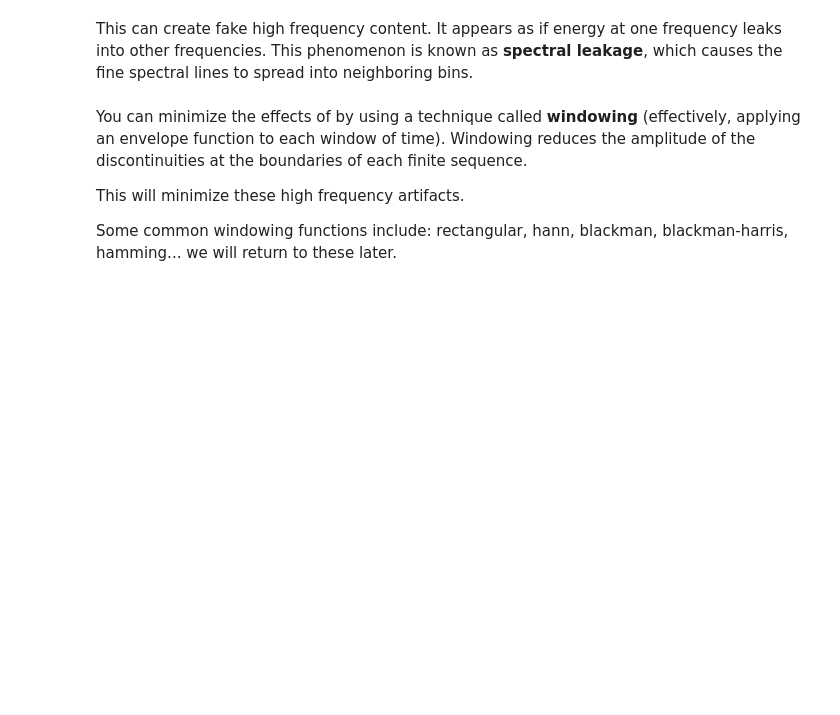
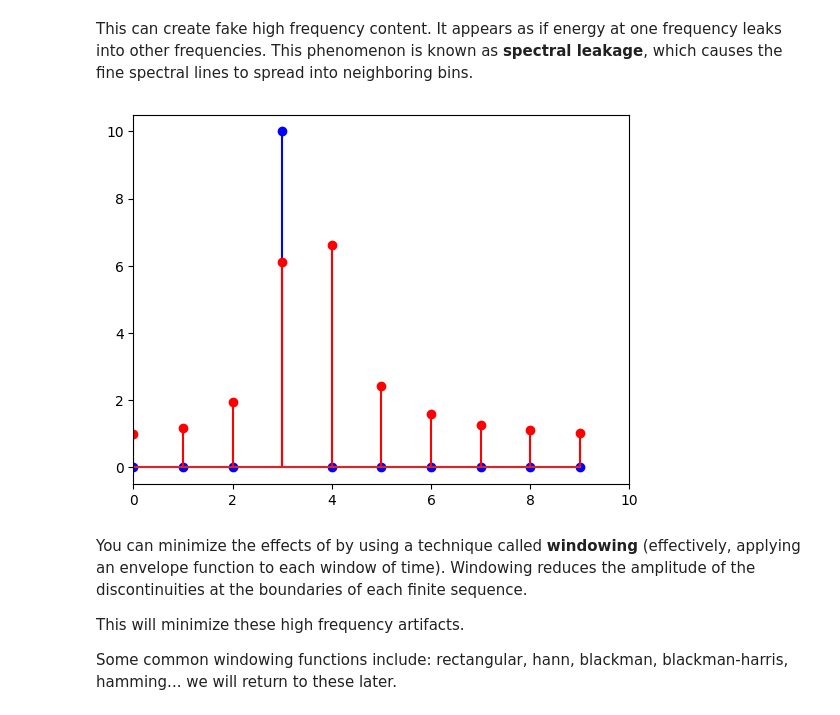
Before and after one commit to jwesterstahl/AudioTechII, a Jupyter notebook: Lectures-Blank/Lesson11_STFT.ipynb, the cells around one changed output. Drawn from its saved outputs; the diff is of its cells as text; code cells hidden in the pictures; blank space fills up the shorter version.

```diff
--- a/Lectures-Blank/Lesson11_STFT.ipynb
+++ b/Lectures-Blank/Lesson11_STFT.ipynb
@@ -169,6 +169,37 @@ transition changes into the measured signal.
 # %% [markdown]
 This can create fake high frequency content. It appears as if energy at one frequency leaks into other frequencies. This phenomenon is known as **spectral leakage**, which causes the fine spectral lines to spread into
 neighboring bins.
+# %%
+
+
+
+N=20
+
+x_on = np.cos(2* np.pi * 3 * np.arange(N)/N)
+x_off = np.cos(2* np.pi * 3.5 * np.arange(N)/N)
+
+nv = np.arange(N)
+kv = np.arange(-N/2, N/2)
+
+X_on = np.array([])
+#iterate over all sample indices and create complex exponential (i.e., frequency) at every k
+for k in kv:
+    xp = np.exp(-1j * 2 * np.pi * k * nv / N)
+    X_on = np.append(X_on, sum(x_on*xp))
+
+X_off = np.array([])
+#iterate over all sample indices and create complex exponential (i.e., frequency) at every k
+for k in kv:
+    xp = np.exp(-1j * 2 * np.pi * k * nv / N)
+    X_off = np.append(X_off, sum(x_off*xp))
+
+plt.stem(kv, abs(X_on), linefmt='blue')
+plt.stem(kv, abs(X_off), linefmt='red')
+
+plt.xlim(0,10)
+plt.show()
+# %% [output]
+[figure, added]
 # %% [markdown]
 You can minimize the effects of by using a technique called **windowing** (effectively, applying an envelope function to each window of time). Windowing reduces the amplitude of the discontinuities at the boundaries of each finite sequence.
 
```
Also changed, not shown: parts of 2 cells of this notebook.
